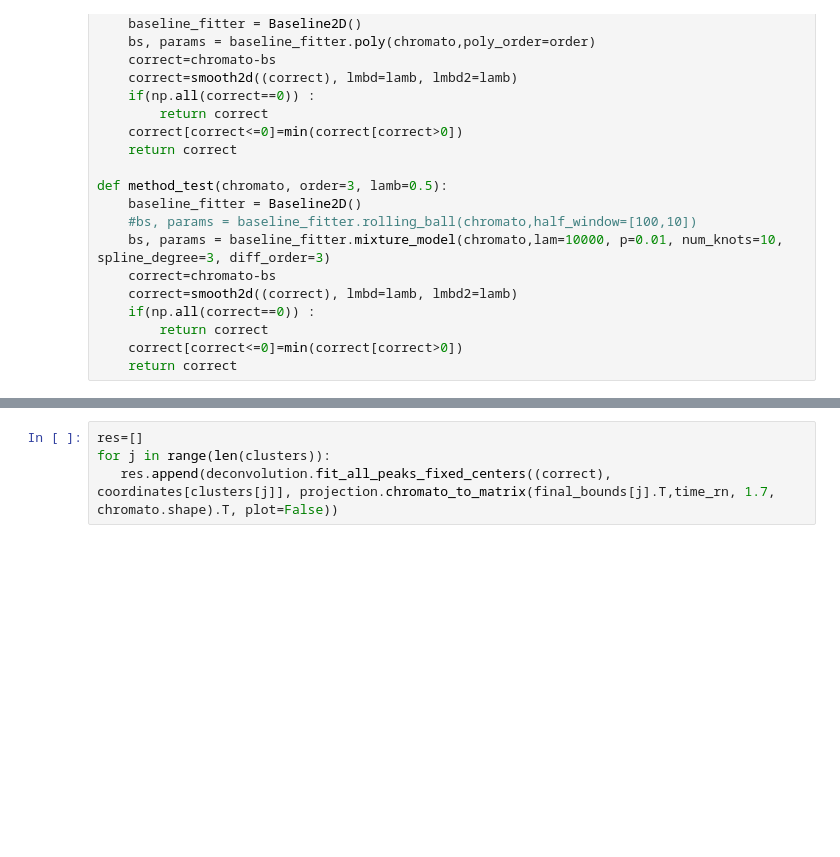
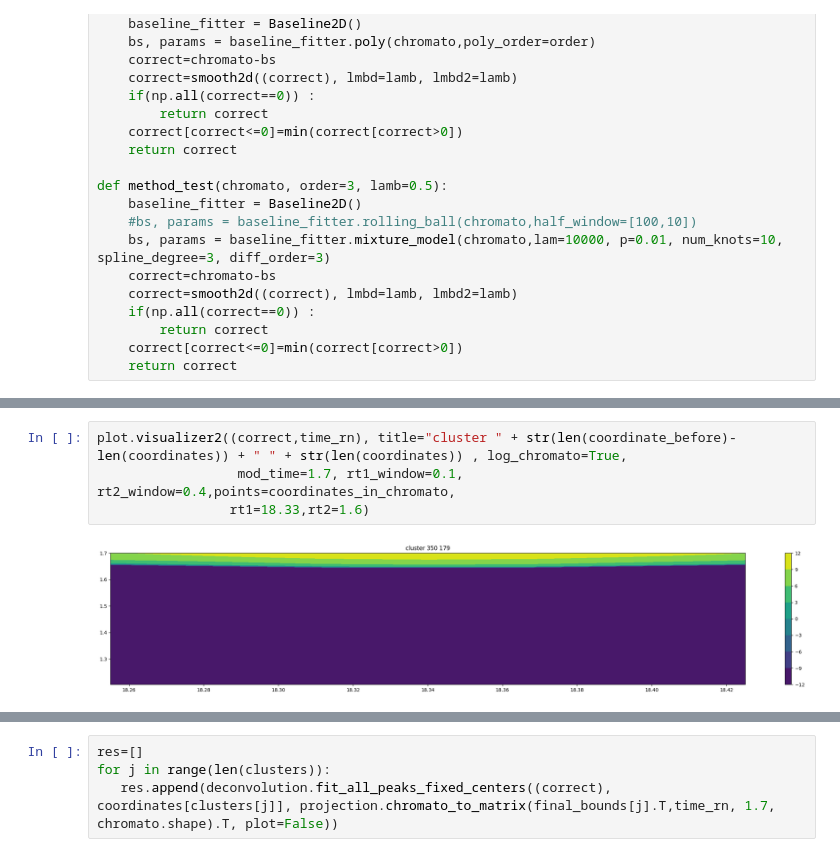
Before and after one commit to Lollith/Python-2DGC-Alignment, a Jupyter notebook: notebooks/deconvolution.ipynb, the cells around one changed output, grey strips where cells are left out. Cells and saved outputs as stored; diff of their text form; blank space fills up the shorter version.

```diff
--- a/notebooks/deconvolution.ipynb
+++ b/notebooks/deconvolution.ipynb
@@ -477,0 +499,6 @@ plot.visualizer2((chromato_safe,time_rn), title="cluster " + str(len(coordinate_
+# %%
+plot.visualizer2((correct,time_rn), title="cluster " + str(len(coordinate_before)-len(coordinates)) + " " + str(len(coordinates)) , log_chromato=True,
+                  mod_time=1.7, rt1_window=0.1, rt2_window=0.4,points=coordinates_in_chromato,
+                 rt1=18.33,rt2=1.6)
+# %% [output]
+[figure, added]
```
Also changed, not shown: parts of 10 cells of this notebook, 4 other files.
